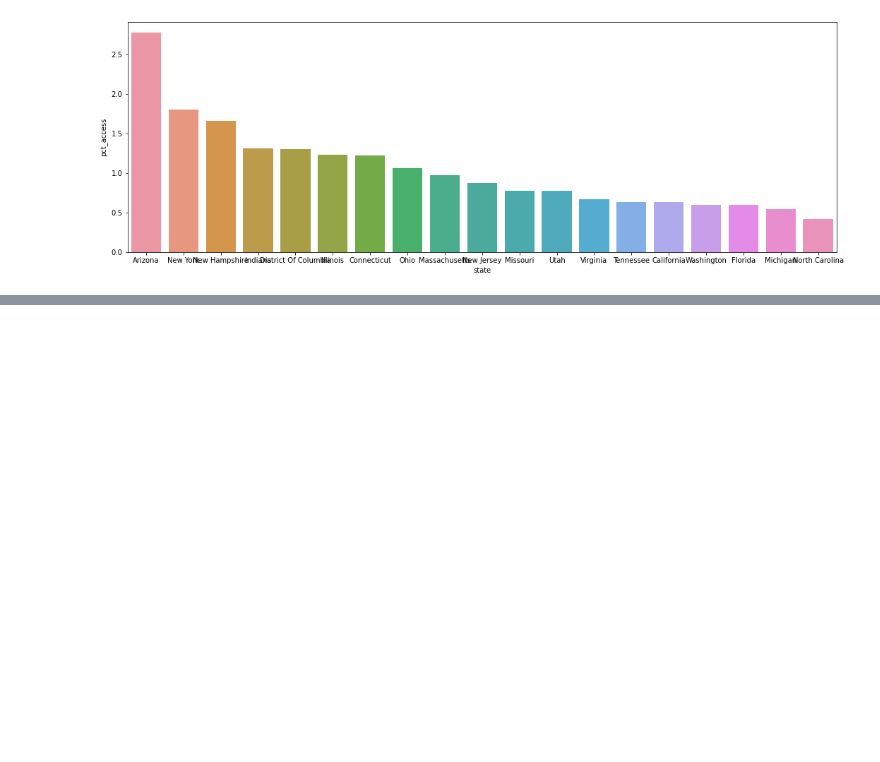
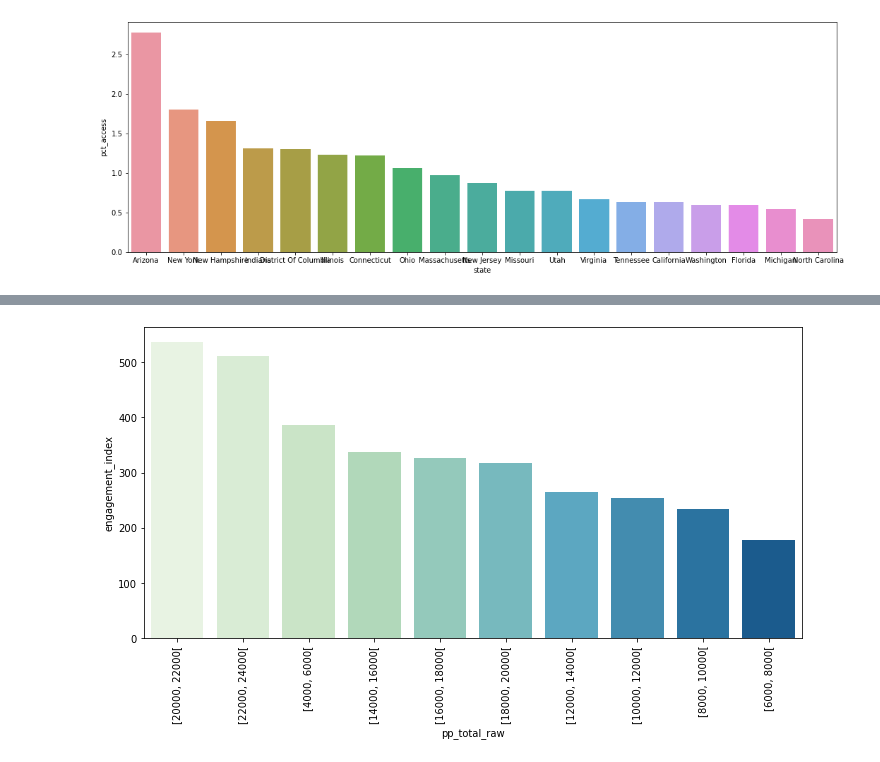
Before and after one commit to kanchanlakhlan/COVID-19-Impact-on-Digital-Learning, a Jupyter notebook: Learn Platform EDA.ipynb, the cells around one changed output, grey strips where cells are left out. Saved outputs shown, nothing was run; the diff lists cells and outputs as text; code cells hidden in the pictures; blank space fills up the shorter version.

```diff
--- a/Learn Platform EDA.ipynb
+++ b/Learn Platform EDA.ipynb
@@ -788,0 +830,12 @@ sns.barplot(x='state',y='engagement_index',data=df,color='#42b7bd')
+# %%
+fig, ax = plt.subplots(1, 1, figsize=(10,6))
+
+plt.xticks(x='pp_total_raw',rotation='vertical')
+
+df2=temp.sort_values(by='engagement_index',ascending= False)
+
+sns.barplot(data=df2, x='pp_total_raw', y='engagement_index', palette='GnBu')
+plt.tight_layout()
+plt.show()
+# %% [output]
+[figure, added]
```
Also changed, not shown: parts of 27 cells of this notebook.
